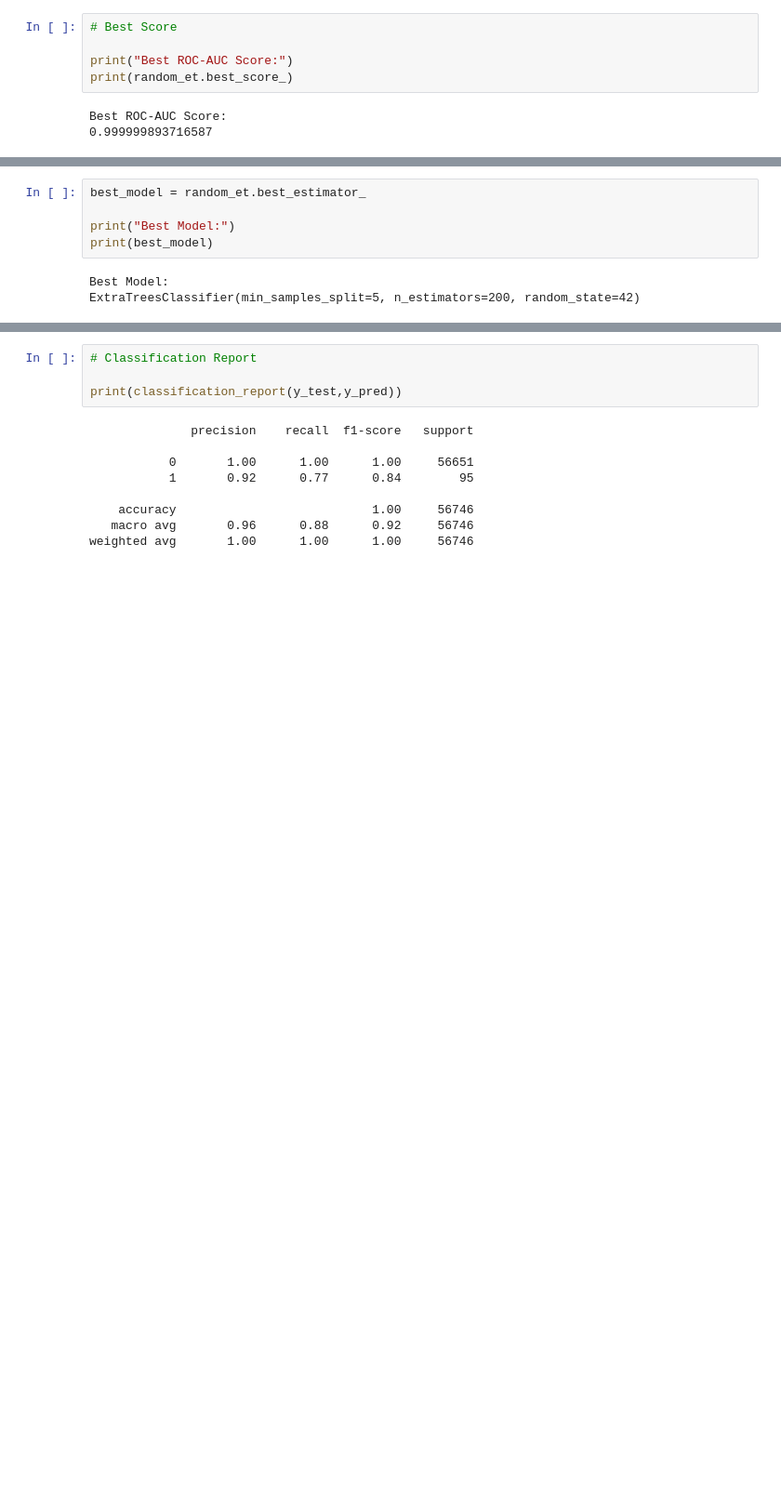
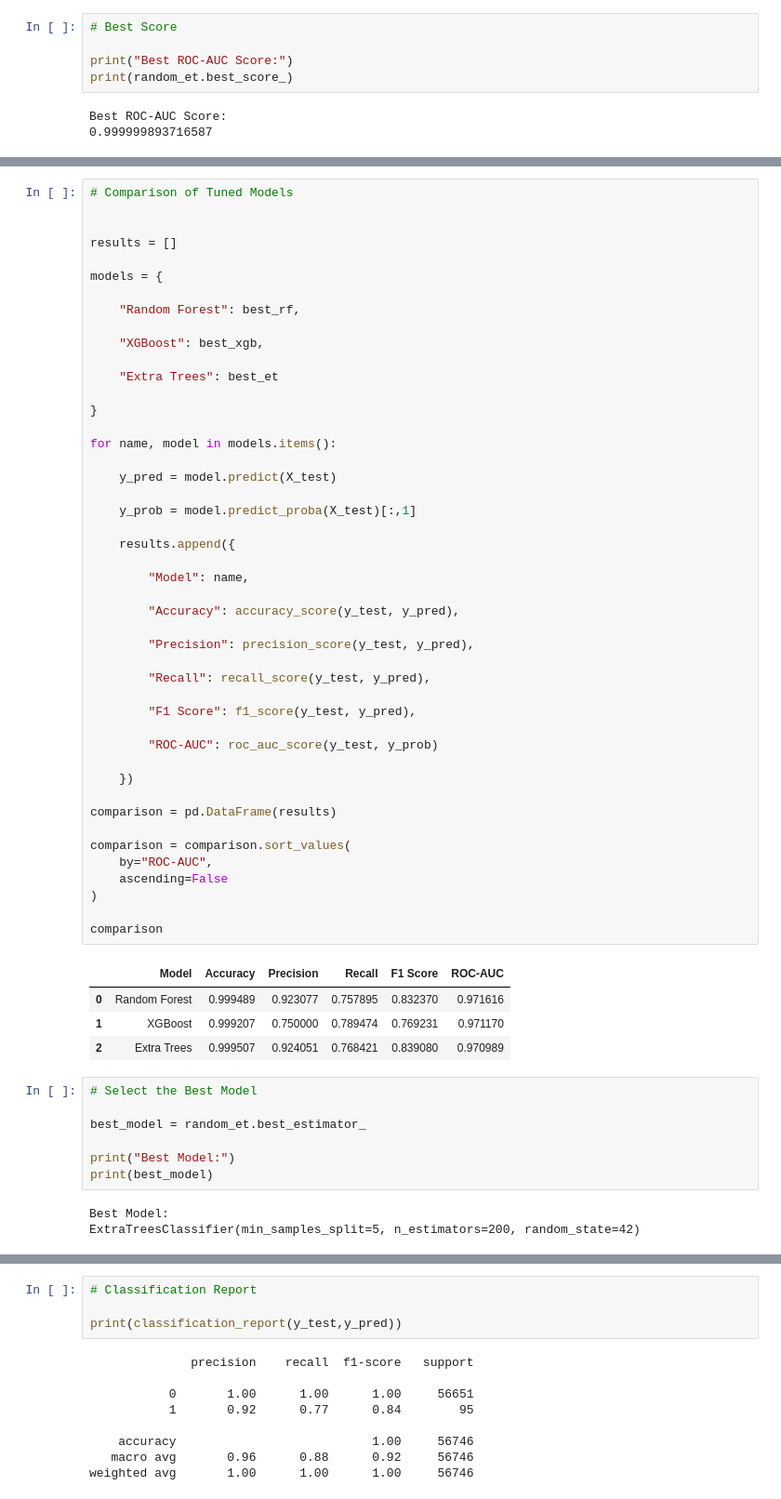
Before and after one commit to palsamanojkumar-07/Credit-Card-Fraud-Detection, a Jupyter notebook: Credit Card Fraud Detection.ipynb, the cells around one changed output, grey strips where cells are left out. Shown at 93% size. Drawn from its saved outputs; the diff is of its cells as text; blank space fills up the shorter version.

```diff
--- a/Credit Card Fraud Detection.ipynb
+++ b/Credit Card Fraud Detection.ipynb
@@ -1362,4 +1193,57 @@ comparison
+# %%
+# Comparison of Tuned Models
+
+
+results = []
+
+models = {
+
+    "Random Forest": best_rf,
+
+    "XGBoost": best_xgb,
+
+    "Extra Trees": best_et
+
+}
+
+for name, model in models.items():
+
+    y_pred = model.predict(X_test)
+
+    y_prob = model.predict_proba(X_test)[:,1]
+
+    results.append({
+
+        "Model": name,
+
+        "Accuracy": accuracy_score(y_test, y_pred),
+
+        "Precision": precision_score(y_test, y_pred),
+
+        "Recall": recall_score(y_test, y_pred),
+
+        "F1 Score": f1_score(y_test, y_pred),
+
+        "ROC-AUC": roc_auc_score(y_test, y_prob)
+
+    })
+
+comparison = pd.DataFrame(results)
+
+comparison = comparison.sort_values(
+    by="ROC-AUC",
+    ascending=False
+)
+
+comparison
+# %% [output]
+|  | Model | Accuracy | Precision | Recall | F1 Score | ROC-AUC |
+| 0 | Random Forest | 0.999489 | 0.923077 | 0.757895 | 0.832370 | 0.971616 |
+| 1 | XGBoost | 0.999207 | 0.750000 | 0.789474 | 0.769231 | 0.971170 |
+| 2 | Extra Trees | 0.999507 | 0.924051 | 0.768421 | 0.839080 | 0.970989 |
 # %%
+# Select the Best Model
+
 best_model = random_et.best_estimator_
 
 print("Best Model:")
```
Also changed, not shown: parts of 23 cells of this notebook.
